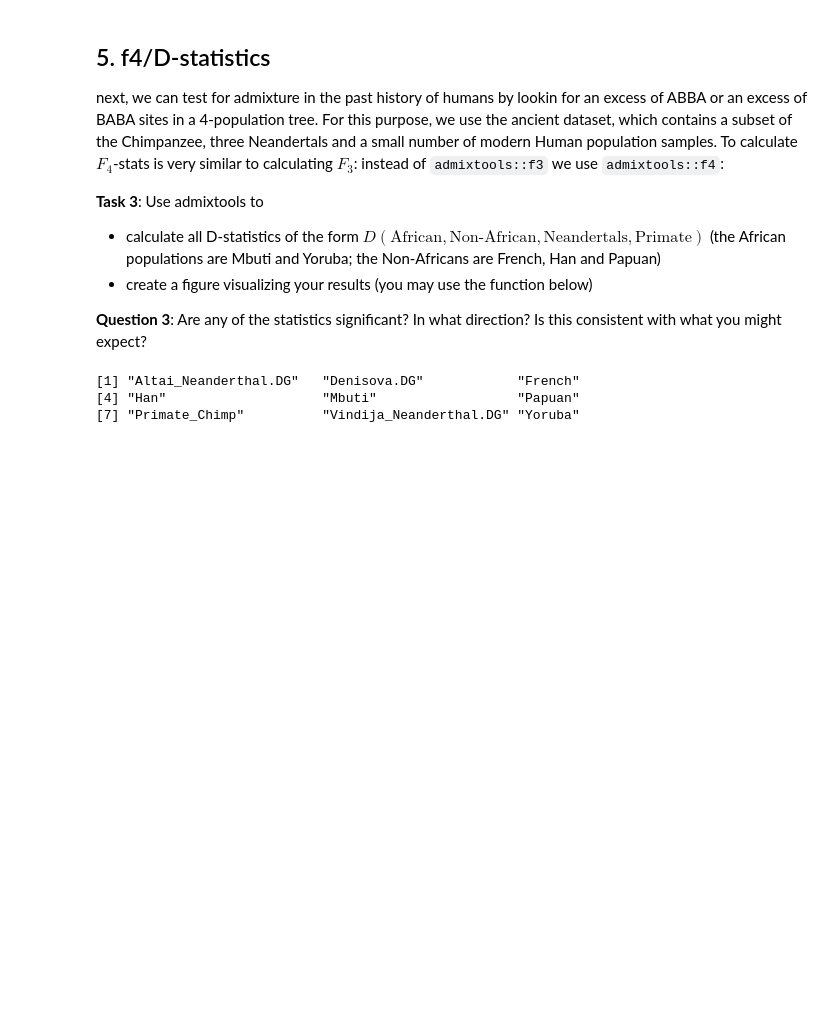
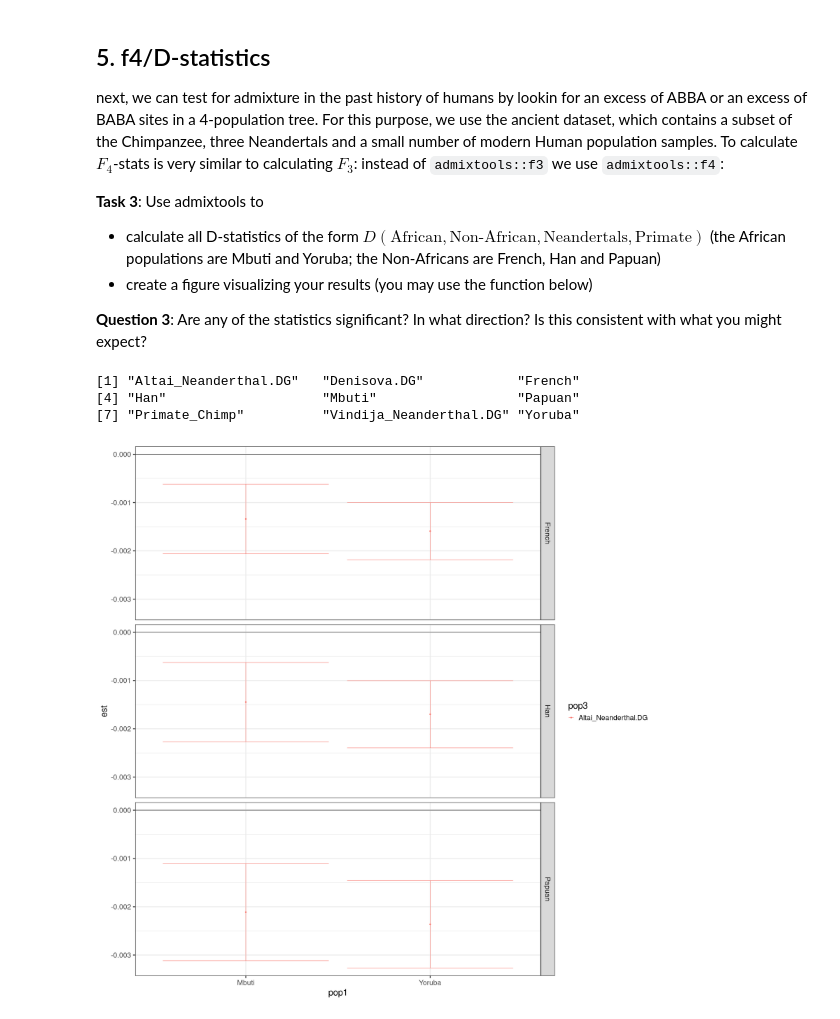
Before and after one commit to BenjaminPeter/cph_course, a Jupyter notebook: F-stats tutorial.ipynb, the cells around one changed output. Cells and saved outputs as stored; diff of their text form; code cells hidden in the pictures; blank space fills up the shorter version.

```diff
--- a/F-stats tutorial.ipynb
+++ b/F-stats tutorial.ipynb
@@ -207,13 +217,17 @@ viz_d <- function(d_res)
     theme_bw(25) +
     facet_grid(pop2~.)
 # %%
-ancient = read_f2('/ricco/data/ben/fstats_tutorial/fdata/ancient')
+ancient = read_f2(glue("{dd}/fdata/ancient"))
 pops = dimnames(ancient)[1][[1]]
 pops
 # %% [output]
 [1] "Altai_Neanderthal.DG"   "Denisova.DG"            "French"
 [4] "Han"                    "Mbuti"                  "Papuan"
 [7] "Primate_Chimp"          "Vindija_Neanderthal.DG" "Yoruba"
+# %%
+ancient %>% f4(c('Mbuti', 'Yoruba'), c('French', 'Han', 'Papuan'), c('Altai_Neanderthal.DG'), 'Primate_Chimp') %>% viz_d
+# %% [output]
+[figure, added]
 # %% [markdown]
 ## 6. estimating admixture proportions
 The final task in the F-statistics framework will be to calculate admixture proportions using the $F_4$-ratio.
```
Also changed, not shown: parts of 16 cells of this notebook, 2 other files.
